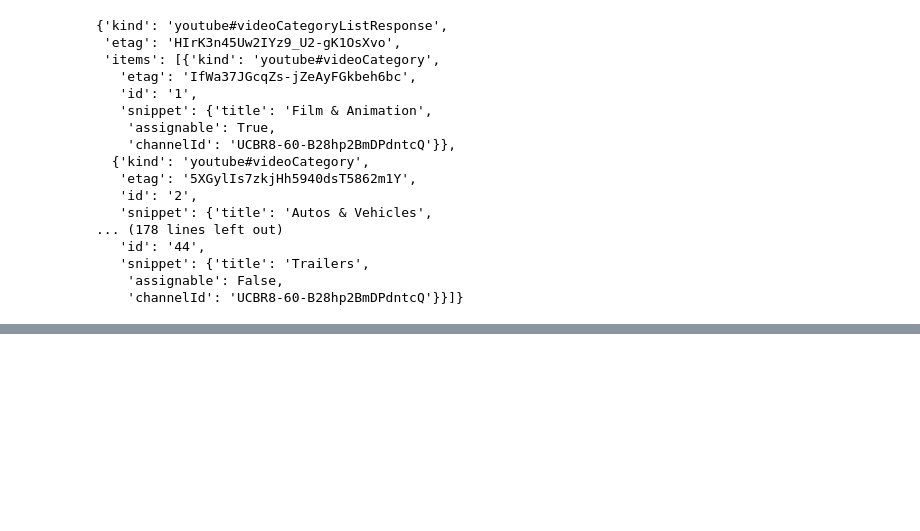
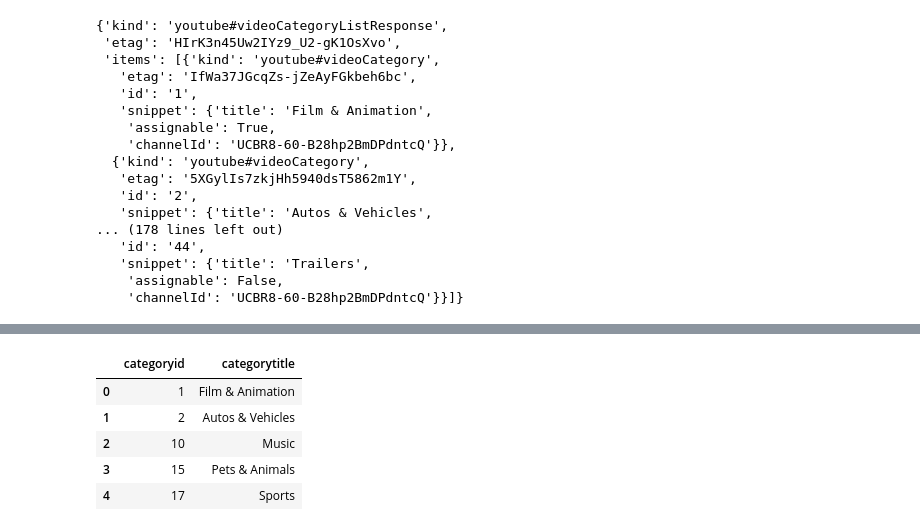
Before and after one commit to ichakrabarty/Grp_5---Youtube-Trending, a Jupyter notebook: main.sq.ipynb, the cells around one changed output, grey strips where cells are left out. Cells and saved outputs as stored; diff of their text form; code cells hidden in the pictures; blank space fills up the shorter version.

```diff
--- a/main.sq.ipynb
+++ b/main.sq.ipynb
@@ -244,0 +292,9 @@ Name: Title, Length: 11851, dtype: object
+# %%
+pd.read_sql_query('select * from category' , con = engine).head()
+# %% [output]
+|  | categoryid | categorytitle |
+| 0 | 1 | Film & Animation |
+| 1 | 2 | Autos & Vehicles |
+| 2 | 10 | Music |
+| 3 | 15 | Pets & Animals |
+| 4 | 17 | Sports |
```
Also changed, not shown: parts of 13 cells of this notebook.
